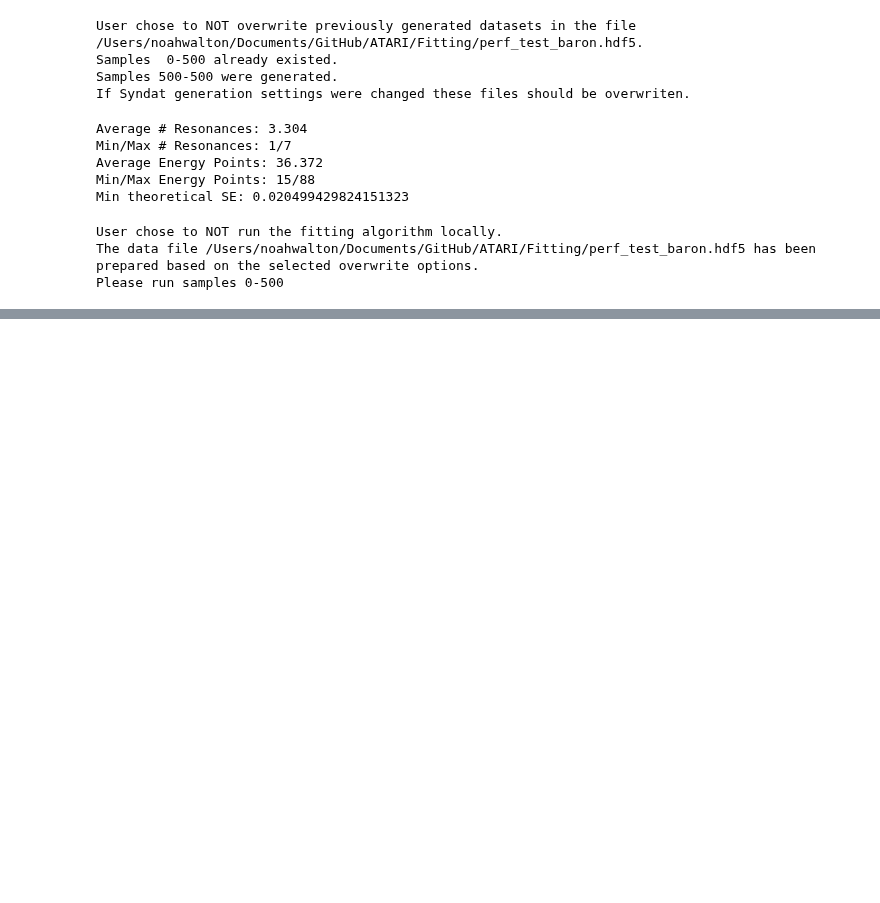
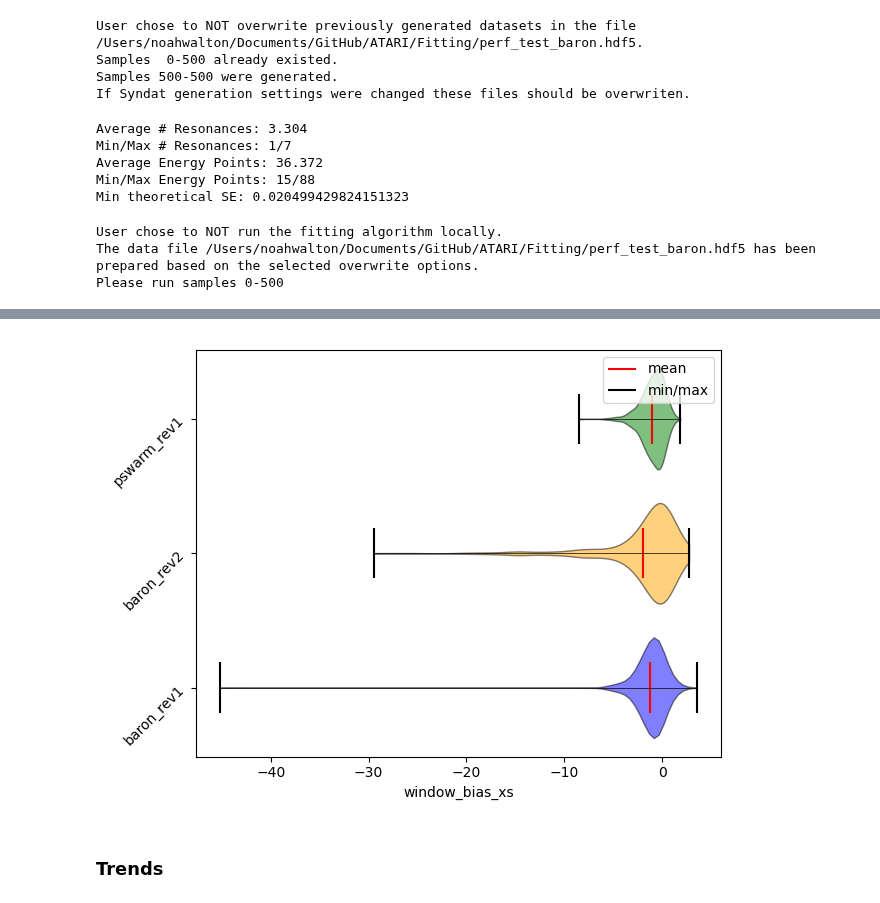
Before and after one commit to Naww137/ATARI, a Jupyter notebook: examples/UserExample_PiTFAll.ipynb, the cells around one changed output, grey strips where cells are left out. Drawn from its saved outputs; the diff is of its cells as text; code cells hidden in the pictures; blank space fills up the shorter version.

```diff
--- a/examples/UserExample_PiTFAll.ipynb
+++ b/examples/UserExample_PiTFAll.ipynb
@@ -198,0 +203,13 @@ bins = hist(integral_FoMs.fit_theo_MSE, bins=100, density=True)
+# %%
+fom = 'window_bias_xs'
+
+
+violin_data = [bv_pw_inwindow_baron_rev1[fom], bv_pw_inwindow_baron_rev2[fom], bv_pw_inwindow_pswarm_rev1[fom]]
+violin_labels = ['baron_rev1', 'baron_rev2', 'pswarm_rev1']
+violin_colors = ['blue', 'orange', 'green']
+
+fig = pf.pf_plot.violin(violin_data, violin_labels, violin_colors, fom)
+# %% [output]
+[figure, added]
+# %% [markdown]
+### Trends
```
Also changed, not shown: parts of 40 cells of this notebook, 5 other files.
